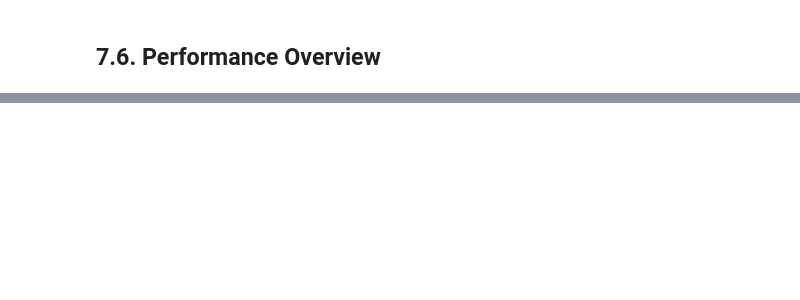
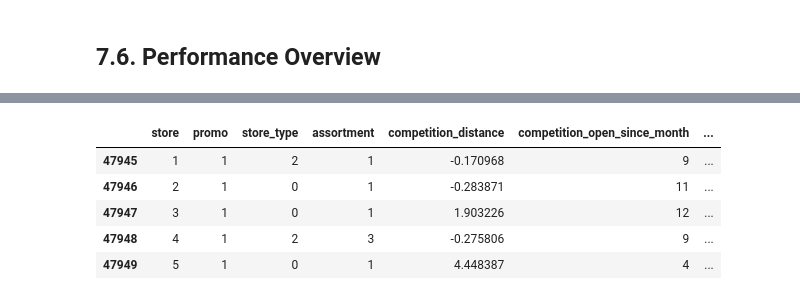
Before and after one commit to soaresvml/dsemproducao, a Jupyter notebook: m07_v01_store_sales_prediction.ipynb, the cells around one changed output, grey strips where cells are left out. Saved outputs shown, nothing was run; the diff lists cells and outputs as text; code cells hidden in the pictures; blank space fills up the shorter version.

```diff
--- a/m07_v01_store_sales_prediction.ipynb
+++ b/m07_v01_store_sales_prediction.ipynb
@@ -31,3 +29,18 @@ Y_test = pd.read_pickle('code6_Y_test.pkl')
+# %%
+with open('/content/drive/MyDrive/dsp/code6_cols_selected_boruta.pkl', 'rb') as f:
+    cols_selected_boruta = pickle.load(f)
+with open('/content/drive/MyDrive/dsp/code6_feat_to_add.pkl', 'rb') as f:
+    feat_to_add = pickle.load(f)
+with open('/content/drive/MyDrive/dsp/code6_df6.pkl', 'rb') as f:
+    df7 = pickle.load(f)
+with open('/content/drive/MyDrive/dsp/code6_X_train.pkl', 'rb') as f:
+    X_train = pickle.load(f)
+with open('/content/drive/MyDrive/dsp/code6_X_test.pkl', 'rb') as f:
+    X_test = pickle.load(f)
+with open('/content/drive/MyDrive/dsp/code6_Y_train.pkl', 'rb') as f:
+    Y_train = pickle.load(f)
+with open('/content/drive/MyDrive/dsp/code6_Y_test.pkl', 'rb') as f:
+    Y_test = pickle.load(f)
 # %% [markdown]
 # 7.0 ML Analysis and Techniques
 # %%
@@ -170,0 +198,4 @@ mlanalysis_result.sort_values('RMSE')
+# %%
+cols_selected_boruta_full=cols_selected_boruta.copy()
+# %%
+cols_selected_boruta_full.extend(feat_to_add)
@@ -170,0 +222,11 @@ mlanalysis_result.sort_values('RMSE')
+# %%
+x_training=X_train[cols_selected_boruta_full]
+# %%
+x_training.head()
+# %% [output]
+|  | store | promo | store_type | assortment | competition_distance | competition_open_since_month | ... |
+| 47945 | 1 | 1 | 2 | 1 | -0.170968 | 9 | ... |
+| 47946 | 2 | 1 | 0 | 1 | -0.283871 | 11 | ... |
+| 47947 | 3 | 1 | 0 | 1 | 1.903226 | 12 | ... |
+| 47948 | 4 | 1 | 2 | 3 | -0.275806 | 9 | ... |
+| 47949 | 5 | 1 | 0 | 1 | 4.448387 | 4 | ... |
```
Also changed, not shown: parts of 31 cells of this notebook, 1 other file.
